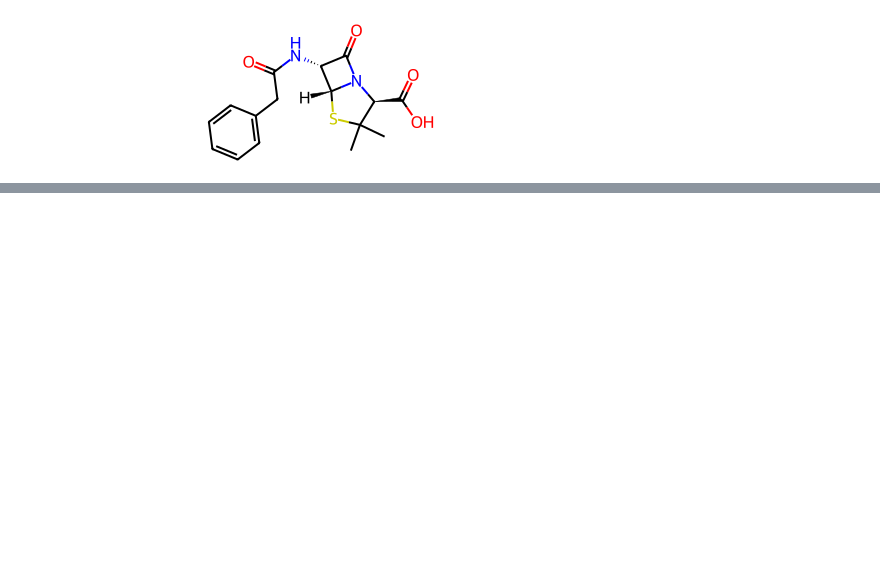
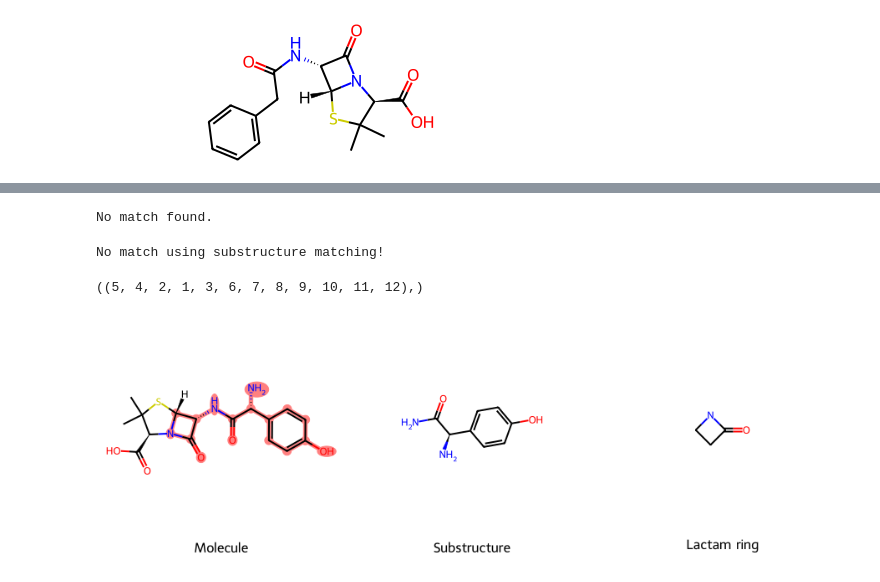
Before and after one commit to liamlah/PenicillinX, a Jupyter notebook: chemtest.ipynb, the cells around one changed output, grey strips where cells are left out. Cells and saved outputs as stored; diff of their text form; code cells hidden in the pictures; blank space fills up the shorter version.

Commit message:
Updated CSV to include all relevant R groups and rings.
Found appropriate matching with RDkit

```diff
--- a/chemtest.ipynb
+++ b/chemtest.ipynb
@@ -245,0 +323,65 @@ Amoxicillin
+# %%
+from rdkit import Chem
+from rdkit.Chem.FragmentMatcher import FragmentMatcher
+
+# Initialize the FragmentMatcher
+p = FragmentMatcher()
+
+# Define the SMARTS fragment
+p.Init("[H][C@@]1(NC(=O)[C@H](N)C2=CC=C(O)C=C2)C(=O)N2[C@@H](C(O)=O)C(C)(C)S[C@]12[H]")
+
+# Define the molecule
+mol = Chem.MolFromSmiles("N[C@@H](C(N)=O)C1=CC=C(O)C=C1")
+
+# Check for a match
+if p.HasMatch(mol):
+    print("The molecule matches the fragment!")
+else:
+    print("No match found.")
+# %% [output]
+No match found.
+# %%
+from rdkit import Chem
+
+# Create RDKit Mol objects directly from SMARTS and SMILES
+fragment = Chem.MolFromSmarts("[H][C]1(NC(=O)[CH](N)C2=CC=C(O)C=C2)C(=O)N2[CH](C(O)=O)C(C)(C)S[C]12[H]")
+molecule = Chem.MolFromSmiles("N[CH](C(N)=O)C1=CC=C(O)C=C1")
+
+# Check if the fragment matches (substructure match)
+if molecule.HasSubstructMatch(fragment):
+    print("Substructure match found (direct RDKit Test)!")
+else:
+    print("No match using substructure matching!")
+# %% [output]
+No match using substructure matching!
+# %%
+from rdkit import Chem
+from rdkit.Chem import Draw
+from rdkit.Chem.Draw import IPythonConsole
+from rdkit.Chem import rdFMCS
+from rdkit.Chem.Draw import rdDepictor
+rdDepictor.SetPreferCoordGen(False)
+IPythonConsole.drawOptions.minFontSize=12
+
+m = Chem.MolFromSmiles("[H][C@@]1(NC(=O)[C@H](N)C2=CC=C(O)C=C2)C(=O)N2[C@@H](C(O)=O)C(C)(C)S[C@]12[H]")
+substructure = Chem.MolFromSmiles("N[C@@H](C(N)=O)C1=CC=C(O)C=C1")
+lactamRing = Chem.MolFromSmarts("O=[#6]-1-[#6]-[#6]-[#7]-1")
+print(m.GetSubstructMatches(substructure))
+
+# Display molecule and substructure in grid, highlighting matching substructures
+mols = [m, substructure, lactamRing,]
+legends = ['Molecule', 'Substructure', 'Lactam ring',]
+
+# Highlight matched atoms in the molecule only
+highlight_matches = [list(m.GetSubstructMatch(substructure)),[],[]] #convert the tuple output to a list
+
+# Highlight matched atoms in the molecule only, highlight Lactam ring in the molecule
+highlight_matches = [list(m.GetSubstructMatch(substructure)),[],list(m.GetSubstructMatch(lactamRing))] #convert the tuple output to a list
+# to highlight multiple substructures, use the below:
+highlight_matches = [list(m.GetSubstructMatch(substructure)) + list(m.GetSubstructMatch(lactamRing)),[],[]] #convert the tuple output to a list
+
+img = Draw.MolsToGridImage(mols, legends=legends, highlightAtomLists=highlight_matches, subImgSize=(300, 300))
+img
+# %% [output]
+((5, 4, 2, 1, 3, 6, 7, 8, 9, 10, 11, 12),)
+[figure, added]
```
Also changed, not shown: parts of 10 cells of this notebook, 1 other file.
